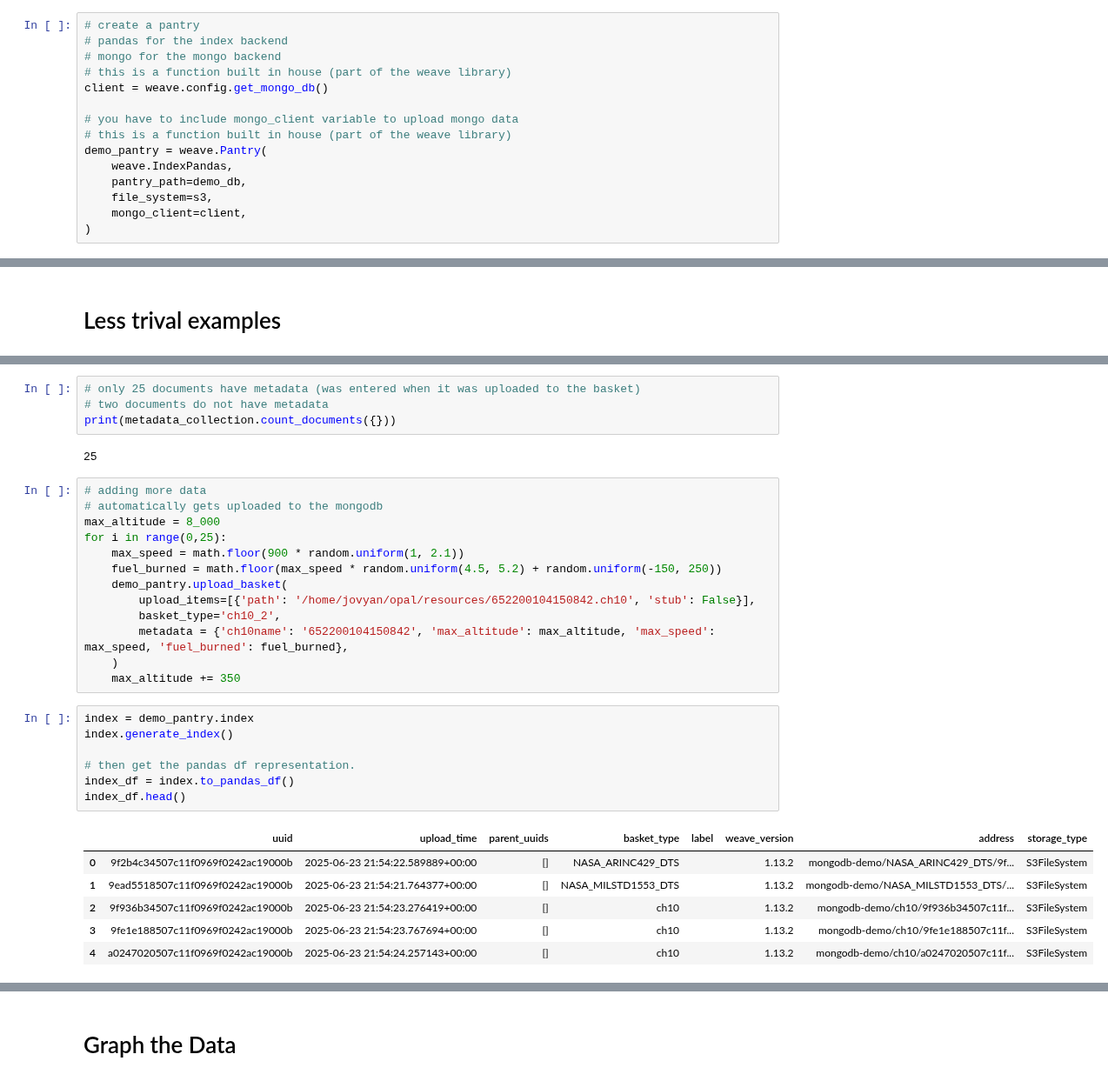
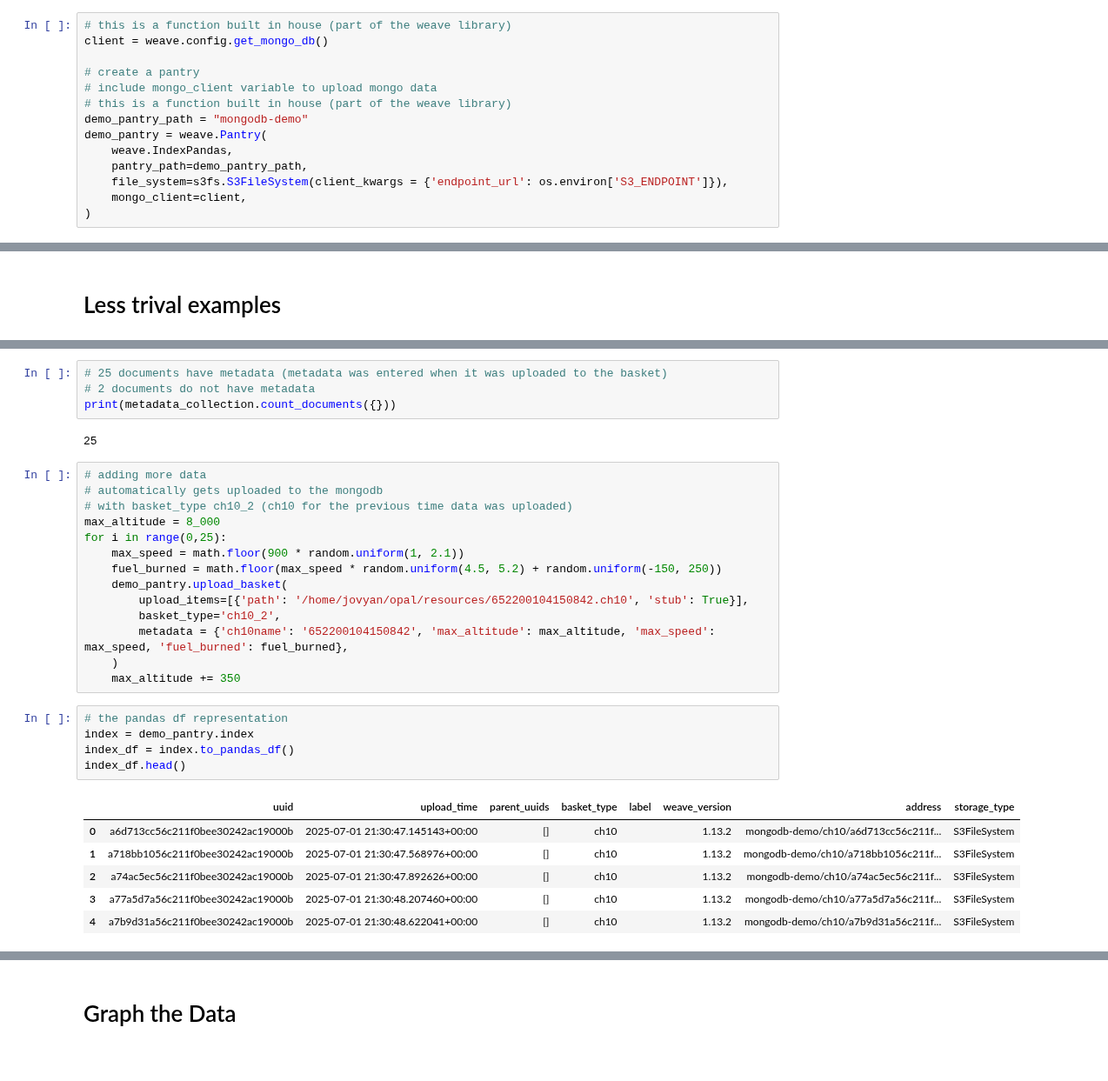
Before and after one commit to 309thEDDGE/opal, a Jupyter notebook: demo-notebooks/pymongo_demo.ipynb, the cells around one changed output, grey strips where cells are left out. Shown at 87% size. Saved outputs shown, nothing was run; the diff lists cells and outputs as text.

```diff
--- a/demo-notebooks/pymongo_demo.ipynb
+++ b/demo-notebooks/pymongo_demo.ipynb
@@ -26,15 +15,14 @@ s3.mkdir(demo_db)
 # %%
-# create a pantry
-# pandas for the index backend
-# mongo for the mongo backend
 # this is a function built in house (part of the weave library)
 client = weave.config.get_mongo_db()
 
-# you have to include mongo_client variable to upload mongo data
+# create a pantry
+# include mongo_client variable to upload mongo data
 # this is a function built in house (part of the weave library)
+demo_pantry_path = "mongodb-demo"
 demo_pantry = weave.Pantry(
     weave.IndexPandas,
-    pantry_path=demo_db,
-    file_system=s3,
+    pantry_path=demo_pantry_path,
+    file_system=s3fs.S3FileSystem(client_kwargs = {'endpoint_url': os.environ['S3_ENDPOINT']}),
     mongo_client=client,
 )
@@ -325,34 +270,33 @@ Those documents' uuid's are
 # %%
-# only 25 documents have metadata (was entered when it was uploaded to the basket)
-# two documents do not have metadata
+# 25 documents have metadata (metadata was entered when it was uploaded to the basket)
+# 2 documents do not have metadata
 print(metadata_collection.count_documents({}))
 # %% [output]
 25
 # %%
 # adding more data
 # automatically gets uploaded to the mongodb
+# with basket_type ch10_2 (ch10 for the previous time data was uploaded)
 max_altitude = 8_000
 for i in range(0,25):
     max_speed = math.floor(900 * random.uniform(1, 2.1))
     fuel_burned = math.floor(max_speed * random.uniform(4.5, 5.2) + random.uniform(-150, 250))
     demo_pantry.upload_basket(
-        upload_items=[{'path': '/home/jovyan/opal/resources/652200104150842.ch10', 'stub': False}],
+        upload_items=[{'path': '/home/jovyan/opal/resources/652200104150842.ch10', 'stub': True}],
         basket_type='ch10_2',
         metadata = {'ch10name': '652200104150842', 'max_altitude': max_altitude, 'max_speed': max_speed, 'fuel_burned': fuel_burned},
     )
     max_altitude += 350
 # %%
+# the pandas df representation
 index = demo_pantry.index
-index.generate_index()
-
-# then get the pandas df representation.
 index_df = index.to_pandas_df()
 index_df.head()
 # %% [output]
 |  | uuid | upload_time | parent_uuids | basket_type | label | weave_version | address | storage_type |
-| 0 | 9f2b4c34507c11f0969f0242ac19000b | 2025-06-23 21:54:22.589889+00:00 | [] | NASA_ARINC429_DTS |  | 1.13.2 | mongodb-demo/NASA_ARINC429_DTS/9f... | S3FileSystem |
-| 1 | 9ead5518507c11f0969f0242ac19000b | 2025-06-23 21:54:21.764377+00:00 | [] | NASA_MILSTD1553_DTS |  | 1.13.2 | mongodb-demo/NASA_MILSTD1553_DTS/... | S3FileSystem |
-| 2 | 9f936b34507c11f0969f0242ac19000b | 2025-06-23 21:54:23.276419+00:00 | [] | ch10 |  | 1.13.2 | mongodb-demo/ch10/9f936b34507c11f... | S3FileSystem |
-| 3 | 9fe1e188507c11f0969f0242ac19000b | 2025-06-23 21:54:23.767694+00:00 | [] | ch10 |  | 1.13.2 | mongodb-demo/ch10/9fe1e188507c11f... | S3FileSystem |
-| 4 | a0247020507c11f0969f0242ac19000b | 2025-06-23 21:54:24.257143+00:00 | [] | ch10 |  | 1.13.2 | mongodb-demo/ch10/a0247020507c11f... | S3FileSystem |
+| 0 | a6d713cc56c211f0bee30242ac19000b | 2025-07-01 21:30:47.145143+00:00 | [] | ch10 |  | 1.13.2 | mongodb-demo/ch10/a6d713cc56c211f... | S3FileSystem |
+| 1 | a718bb1056c211f0bee30242ac19000b | 2025-07-01 21:30:47.568976+00:00 | [] | ch10 |  | 1.13.2 | mongodb-demo/ch10/a718bb1056c211f... | S3FileSystem |
+| 2 | a74ac5ec56c211f0bee30242ac19000b | 2025-07-01 21:30:47.892626+00:00 | [] | ch10 |  | 1.13.2 | mongodb-demo/ch10/a74ac5ec56c211f... | S3FileSystem |
+| 3 | a77a5d7a56c211f0bee30242ac19000b | 2025-07-01 21:30:48.207460+00:00 | [] | ch10 |  | 1.13.2 | mongodb-demo/ch10/a77a5d7a56c211f... | S3FileSystem |
+| 4 | a7b9d31a56c211f0bee30242ac19000b | 2025-07-01 21:30:48.622041+00:00 | [] | ch10 |  | 1.13.2 | mongodb-demo/ch10/a7b9d31a56c211f... | S3FileSystem |
 # %%
```
Also changed, not shown: parts of 35 cells of this notebook.
